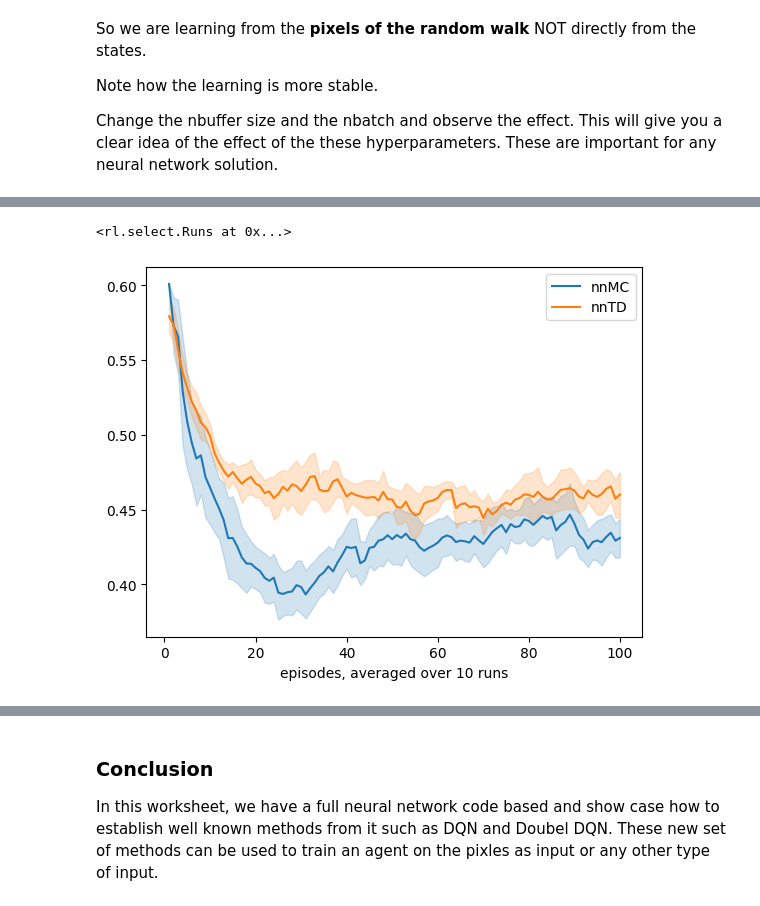
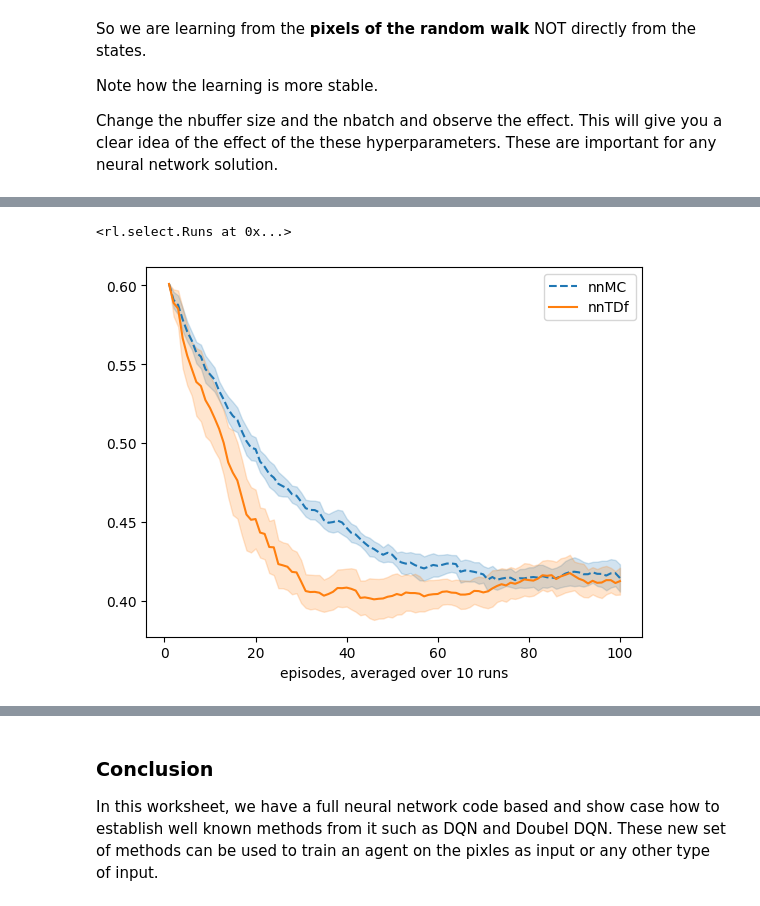
Before and after one commit to AltahhanAi/rl_rob, a Jupyter notebook: worksheet_5_1_.ipynb, the cells around one changed output, grey strips where cells are left out. Drawn from its saved outputs; the diff is of its cells as text; code cells hidden in the pictures.

```diff
--- a/worksheet_5_1_.ipynb
+++ b/worksheet_5_1_.ipynb
@@ -27,17 +28,19 @@ class nnMC(nnMRP):
 
     # at the start of the run
     def init(self):
-        self.nbuffer = self.max_t # all nnMRP and subclasses stores
+        self.nbuffer = self.max_t # nnMRP stores in a buffer always
 
     # at the start of the episode
     def step0(self):
-        self.buffer.clear() # clear the buffer after each episode for MC style retrieval of history
+        self.buffer.clear() # clear the buffer after each episode
     # --------------- 🌘 offline, MC learning: end-of-episode learning ----------------
     def offline(self):
         # obtain the return for the latest episode
         Gt = 0
         for t in range(self.t, -1, -1):
             s, _, rn, _, _ = self.buffer[t]
+            s = s.unsqueeze(0)
+            rn = rn.unsqueeze(0)
             Gt = self.γ*Gt + rn
             Vs  = self.w(s)
-            self.w.fit(Vs, Gt)          # let backdropagaiton handle the learning of multi-layer model
+            self.w.fit(Vs, Gt.view_as(Vs))           # backprop handles multilayer learning
@@ -66,0 +82,16 @@ vmc = vMC(env=vrandwalk(), max_t=1000, α=3e-2, γ=1, seed=1, episodes=30, **dem
+# %%
+class nnTDf(nnMRP):
+
+    def init(self):
+        self.nbuffer = self.max_t                # all nnMRP and subclasses stores
+
+    def step0(self):
+        self.buffer.clear()                      # clear the buffer after each episode
+
+    # --------------- 🌘 offline TD learning: end-of-episode learning ----------------
+    def offline(self):
+        for t in range(self.t, -1, -1):
+            s, _, rn, sn, done = self.buffer[t]
+            Vs  = self.w(s)
+            Vn  = self.w(sn).detach()
+            self.w.fit(Vs, self.γ*Vn + rn)       # backprop handles multilayer learning
@@ -238,6 +266,6 @@ Total parameters: 7 of which 0 are bias
 # %%
-Runs(algorithm=mc, plotE=True, runs=10).interact(label='nnMC')
-Runs(algorithm=td, plotE=True, runs=10).interact(label='nnTD')
+Runs(algorithm=nnTDf(env=vrandwalk(), α=.1, γ=1, episodes=100, model_summary=False), plotE=True, runs=10).interact(label='nnMC',frmt='--')
+Runs(algorithm=nnMC(env=vrandwalk(), α=.02, γ=1, episodes=100, model_summary=False), plotE=True, runs=10).interact(label='nnTDf')
 # %% [output]
 <rl.select.Runs at 0x...>
-[figure, old version]
+[figure, new version]
```
Also changed, not shown: parts of 11 cells of this notebook, 2 other files.
